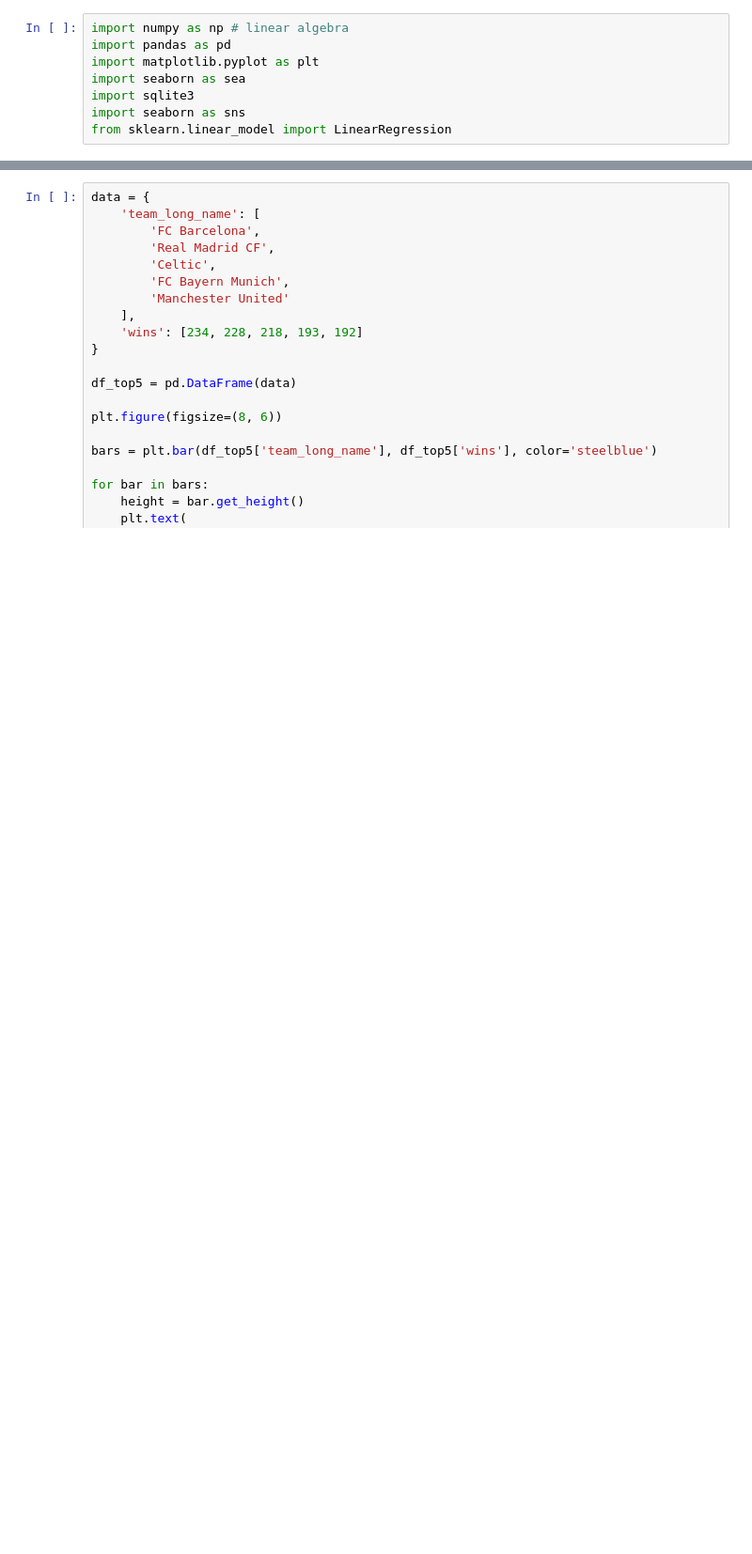
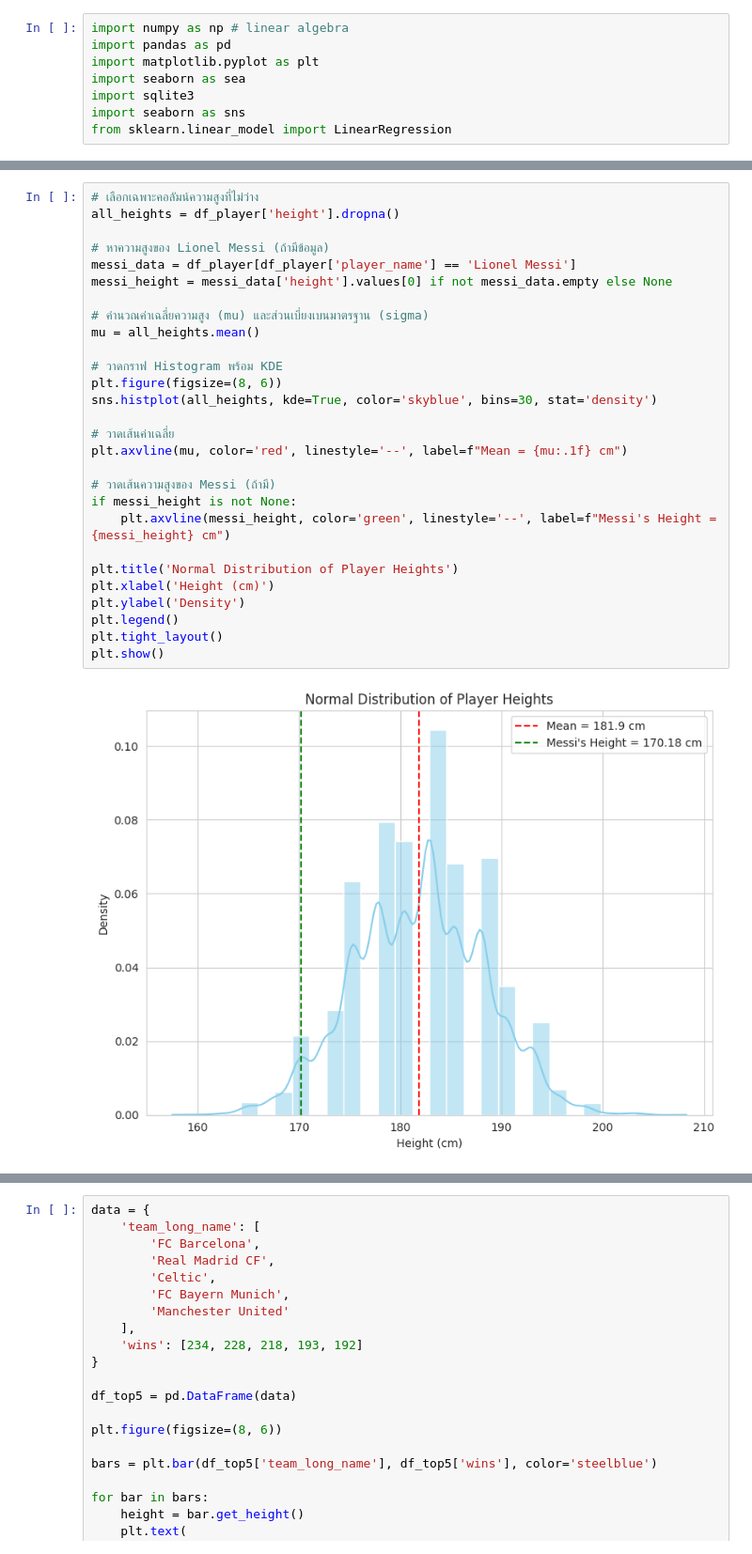
Before and after one commit to Thunyawat2543/European-soccer-, a Jupyter notebook: mini_project.ipynb, the cells around one changed output, grey strips where cells are left out. Shown: that part at 94% size. Saved outputs shown, nothing was run; the diff lists cells and outputs as text; blank space fills up the shorter version.

```diff
--- a/mini_project.ipynb
+++ b/mini_project.ipynb
@@ -63,0 +387,30 @@ print(df_match.head())
+# %%
+# เลือกเฉพาะคอลัมน์ความสูงที่ไม่ว่าง
+all_heights = df_player['height'].dropna()
+
+# หาความสูงของ Lionel Messi (ถ้ามีข้อมูล)
+messi_data = df_player[df_player['player_name'] == 'Lionel Messi']
+messi_height = messi_data['height'].values[0] if not messi_data.empty else None
+
+# คำนวณค่าเฉลี่ยความสูง (mu) และส่วนเบี่ยงเบนมาตรฐาน (sigma)
+mu = all_heights.mean()
+
+# วาดกราฟ Histogram พร้อม KDE
+plt.figure(figsize=(8, 6))
+sns.histplot(all_heights, kde=True, color='skyblue', bins=30, stat='density')
+
+# วาดเส้นค่าเฉลี่ย
+plt.axvline(mu, color='red', linestyle='--', label=f"Mean = {mu:.1f} cm")
+
+# วาดเส้นความสูงของ Messi (ถ้ามี)
+if messi_height is not None:
+    plt.axvline(messi_height, color='green', linestyle='--', label=f"Messi's Height = {messi_height} cm")
+
+plt.title('Normal Distribution of Player Heights')
+plt.xlabel('Height (cm)')
+plt.ylabel('Density')
+plt.legend()
+plt.tight_layout()
+plt.show()
+# %% [output]
+[figure, added]
```
Also changed, not shown: parts of 42 cells of this notebook.
